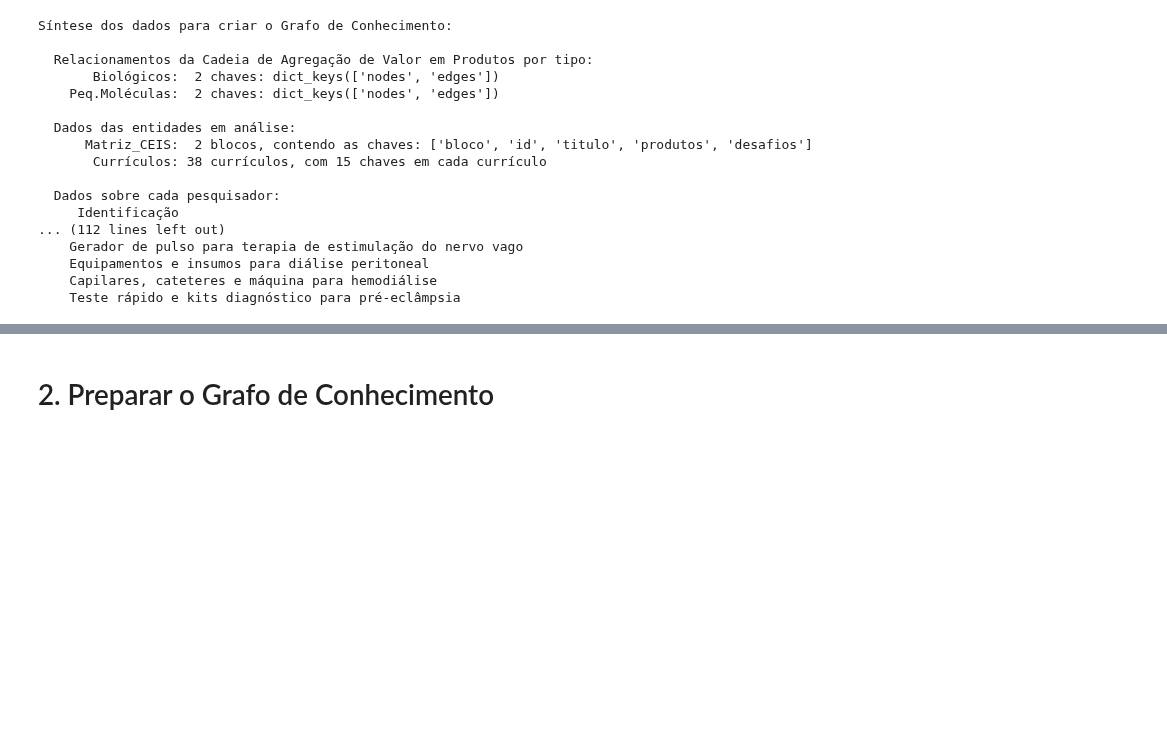
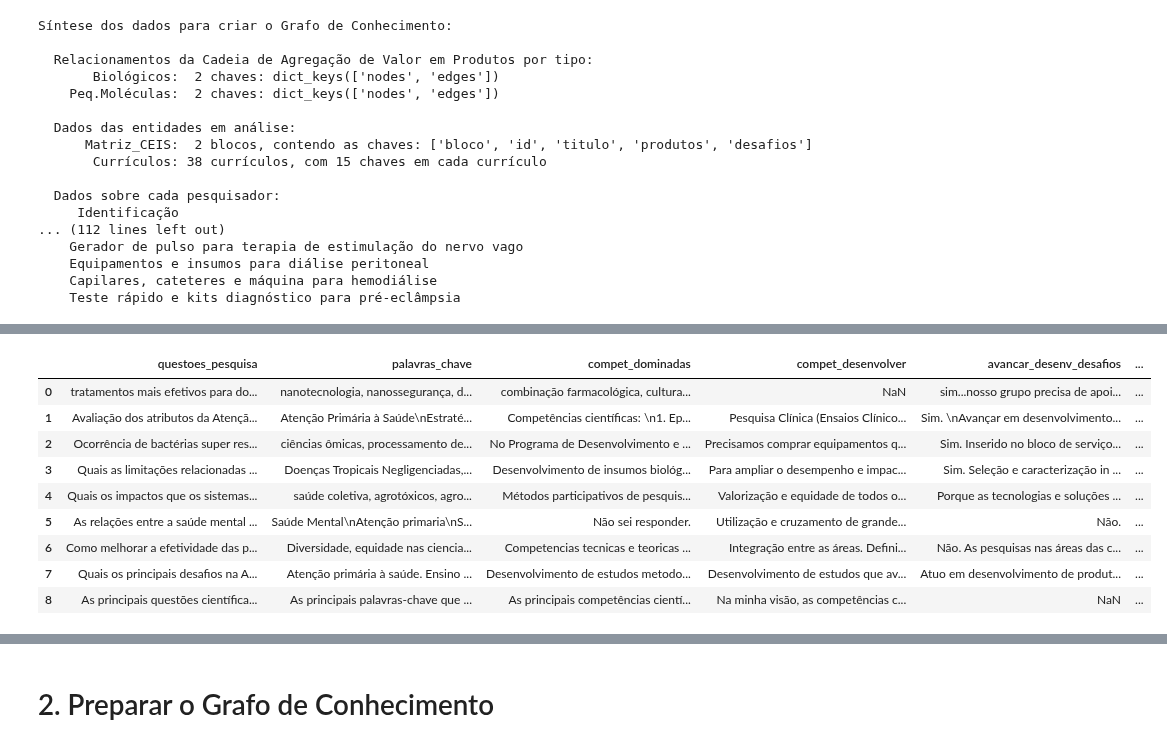
Before and after one commit to makaires77/ppgcs, a Jupyter notebook: source/domain/ingest_json.ipynb, the cells around one changed output, grey strips where cells are left out. Cells and saved outputs as stored; diff of their text form; code cells hidden in the pictures; blank space fills up the shorter version.

```diff
--- a/source/domain/ingest_json.ipynb
+++ b/source/domain/ingest_json.ipynb
@@ -219,0 +518,13 @@ Síntese dos dados para criar o Grafo de Conhecimento:
+# %%
+df_questoes
+# %% [output]
+|  | questoes_pesquisa | palavras_chave | compet_dominadas | compet_desenvolver | avancar_desenv_desafios | ... |
+| 0 | tratamentos mais efetivos para do... | nanotecnologia, nanossegurança, d... | combinação farmacológica, cultura... | NaN | sim...nosso grupo precisa de apoi... | ... |
+| 1 | Avaliação dos atributos da Atençã... | Atenção Primária à Saúde\nEstraté... | Competências científicas: \n1. Ep... | Pesquisa Clínica (Ensaios Clínico... | Sim. \nAvançar em desenvolvimento... | ... |
+| 2 | Ocorrência de bactérias super res... | ciências ômicas, processamento de... | No Programa de Desenvolvimento e ... | Precisamos comprar equipamentos q... | Sim. Inserido no bloco de serviço... | ... |
+| 3 | Quais as limitações relacionadas ... | Doenças Tropicais Negligenciadas,... | Desenvolvimento de insumos biológ... | Para ampliar o desempenho e impac... | Sim. Seleção e caracterização in ... | ... |
+| 4 | Quais os impactos que os sistemas... | saúde coletiva, agrotóxicos, agro... | Métodos participativos de pesquis... | Valorização e equidade de todos o... | Porque as tecnologias e soluções ... | ... |
+| 5 | As relações entre a saúde mental ... | Saúde Mental\nAtenção primaria\nS... | Não sei responder. | Utilização e cruzamento de grande... | Não. | ... |
+| 6 | Como melhorar a efetividade das p... | Diversidade, equidade nas ciencia... | Competencias tecnicas e teoricas ... | Integração entre as áreas. Defini... | Não. As pesquisas nas áreas das c... | ... |
+| 7 | Quais os principais desafios na A... | Atenção primária à saúde. Ensino ... | Desenvolvimento de estudos metodo... | Desenvolvimento de estudos que av... | Atuo em desenvolvimento de produt... | ... |
+| 8 | As principais questões científica... | As principais palavras-chave que ... | As principais competências cientí... | Na minha visão, as competências c... | NaN | ... |
```
Also changed, not shown: parts of 28 cells of this notebook, 8 other files.
